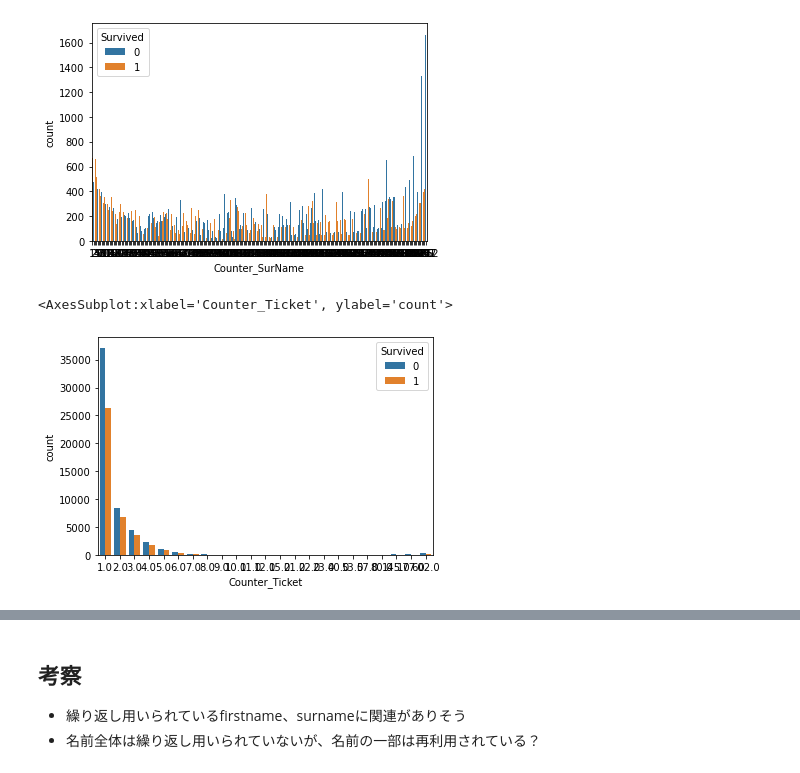
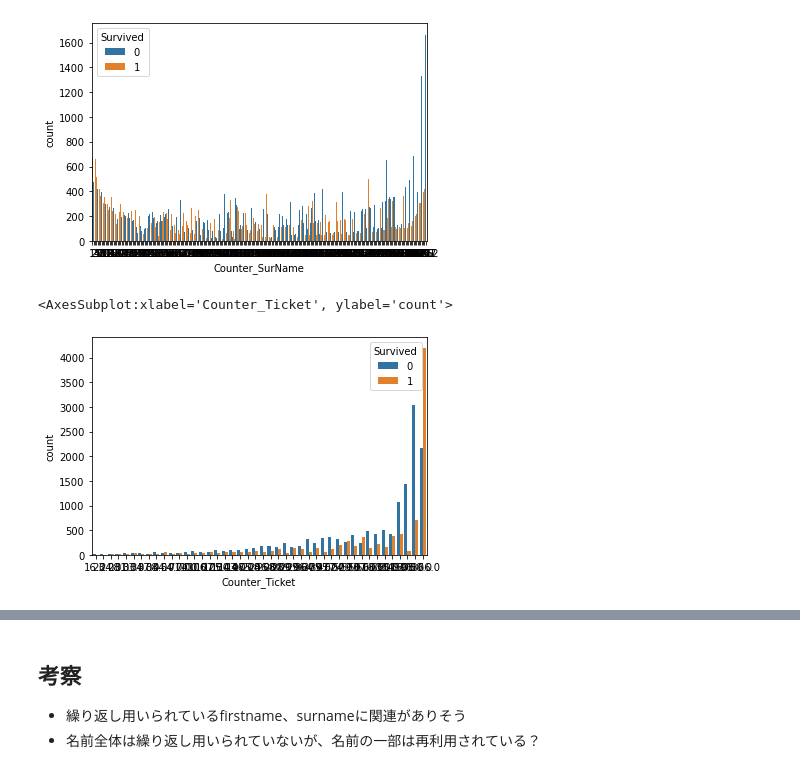
Before and after one commit to kitakou0313/titanic, a Jupyter notebook: tabular/eda.ipynb, the cells around one changed output, grey strips where cells are left out. Saved outputs shown, nothing was run; the diff lists cells and outputs as text; code cells hidden in the pictures.

Commit message:
Add eda for Cabin and Ticket

```diff
--- a/tabular/eda.ipynb
+++ b/tabular/eda.ipynb
@@ -158,8 +159,9 @@ sns.countplot(x="Counter_SurName", hue="Survived", data=train)
 <AxesSubplot:xlabel='Counter_SurName', ylabel='count'>
 [figure]
 # %%
+train.Ticket = train.Ticket.map(lambda x:str(x).split()[0] if len(str(x).split()) > 1 else np.nan)
 train['Counter_Ticket'] = train["Ticket"].map(train.groupby("Ticket")['PassengerId'].count().to_dict())
 sns.countplot(x="Counter_Ticket", hue="Survived", data=train)
 # %% [output]
 <AxesSubplot:xlabel='Counter_Ticket', ylabel='count'>
-[figure, old version]
+[figure, new version]
```
Also changed, not shown: parts of 2 cells of this notebook.
